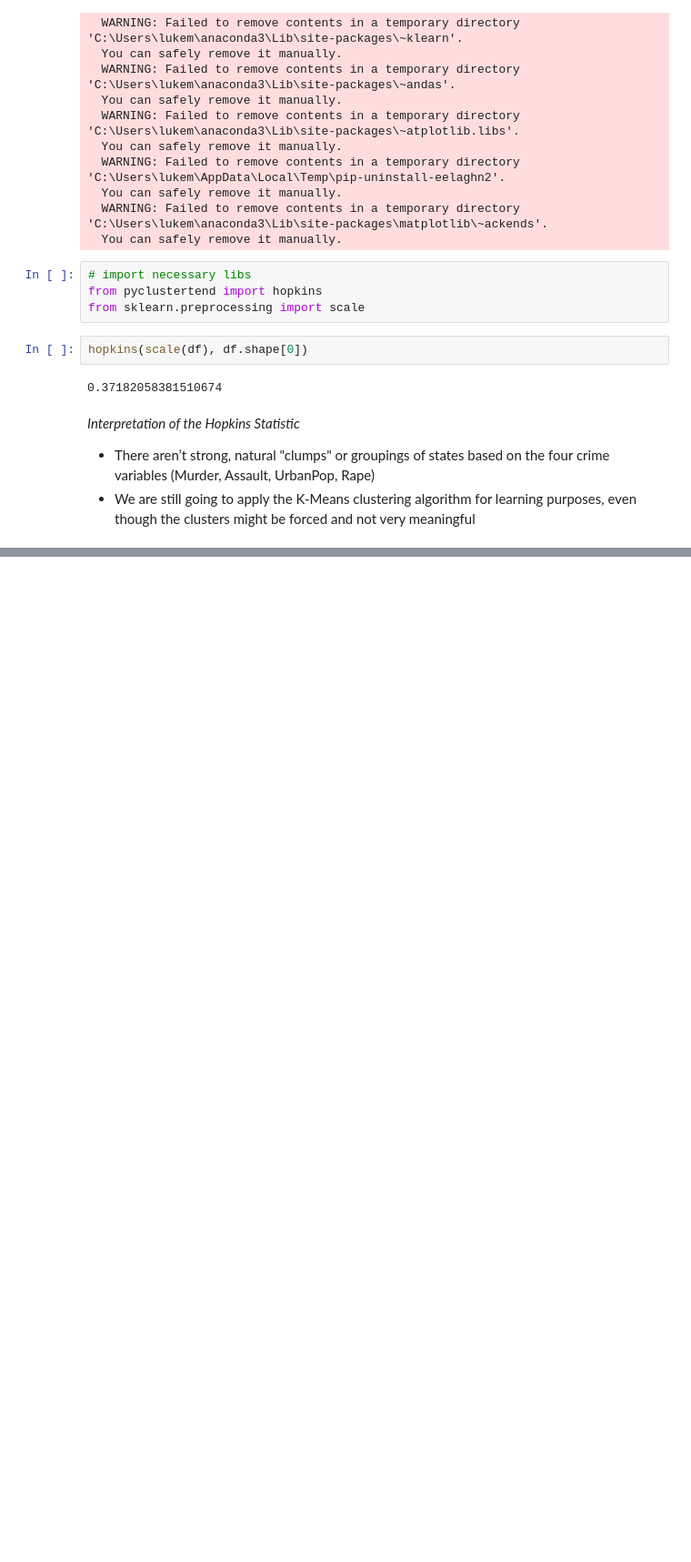
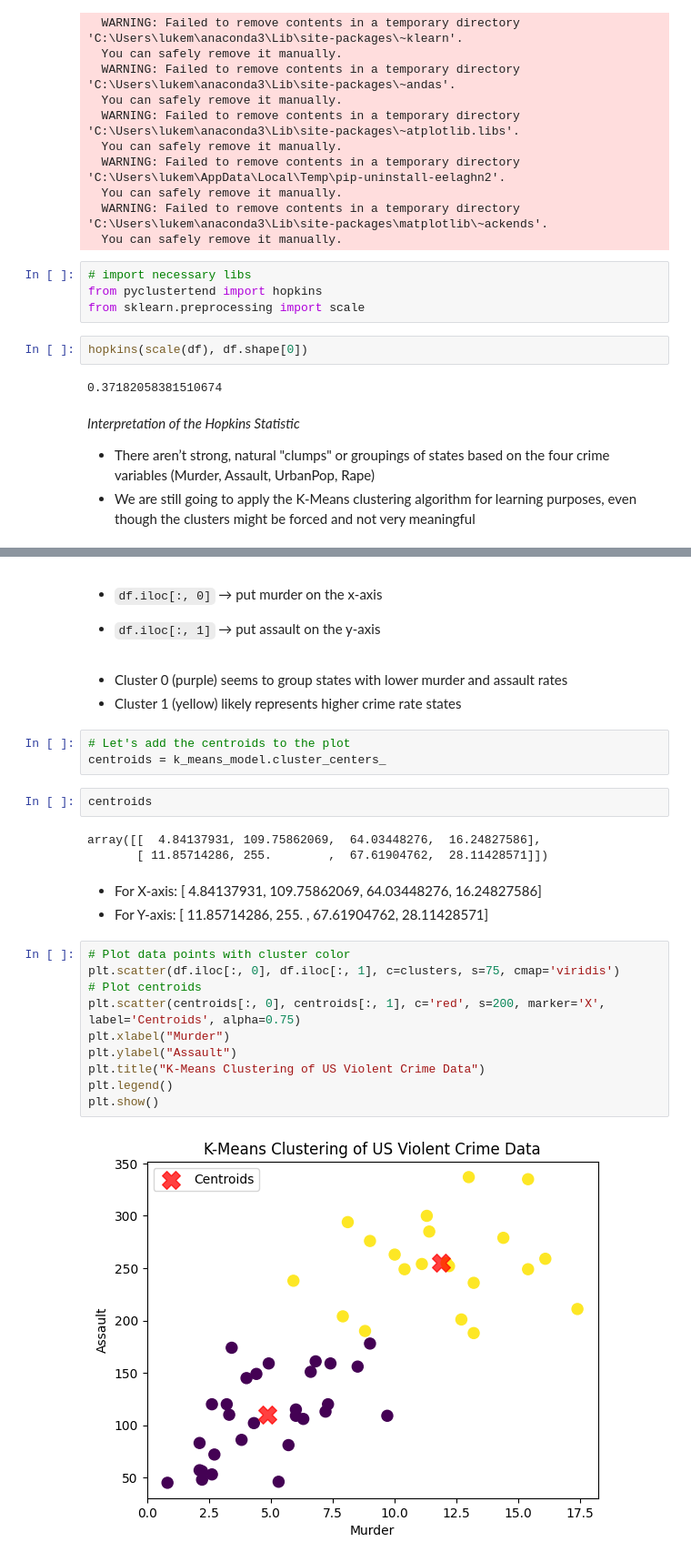
Before and after one commit to AtRealMasterLuke/US-violent-crime-analysis, a Jupyter notebook: US Crime Rates.ipynb, the cells around one changed output, grey strips where cells are left out. Shown at 91% size. Cells and saved outputs as stored; diff of their text form; blank space fills up the shorter version.

```diff
--- a/US Crime Rates.ipynb
+++ b/US Crime Rates.ipynb
@@ -120,0 +151,30 @@ hopkins(scale(df), df.shape[0])
+# %% [markdown]
+- `df.iloc[:, 0]` → put murder on the x-axis
+
+- `df.iloc[:, 1]` → put assault on the y-axis
+# %% [markdown]
+- Cluster 0 (purple) seems to group states with lower murder and assault rates
+- Cluster 1 (yellow) likely represents higher crime rate states
+# %%
+# Let's add the centroids to the plot
+centroids = k_means_model.cluster_centers_
+# %%
+centroids
+# %% [output]
+array([[  4.84137931, 109.75862069,  64.03448276,  16.24827586],
+       [ 11.85714286, 255.        ,  67.61904762,  28.11428571]])
+# %% [markdown]
+- For X-axis: [  4.84137931, 109.75862069,  64.03448276,  16.24827586]
+- For Y-axis: [ 11.85714286, 255.        ,  67.61904762,  28.11428571]
+# %%
+# Plot data points with cluster color
+plt.scatter(df.iloc[:, 0], df.iloc[:, 1], c=clusters, s=75, cmap='viridis')
+# Plot centroids
+plt.scatter(centroids[:, 0], centroids[:, 1], c='red', s=200, marker='X', label='Centroids', alpha=0.75)
+plt.xlabel("Murder")
+plt.ylabel("Assault")
+plt.title("K-Means Clustering of US Violent Crime Data")
+plt.legend()
+plt.show()
+# %% [output]
+[figure, added]
```
Also changed, not shown: parts of 8 cells of this notebook.
